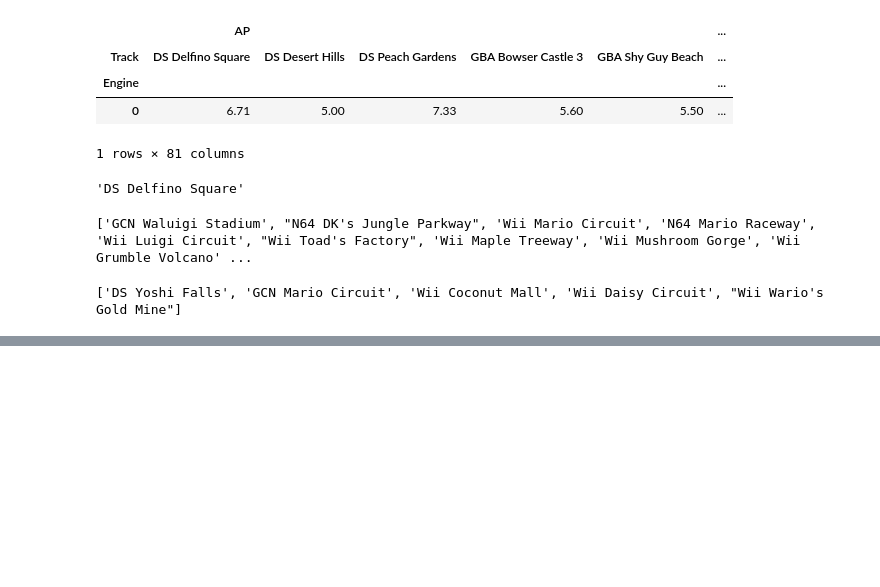
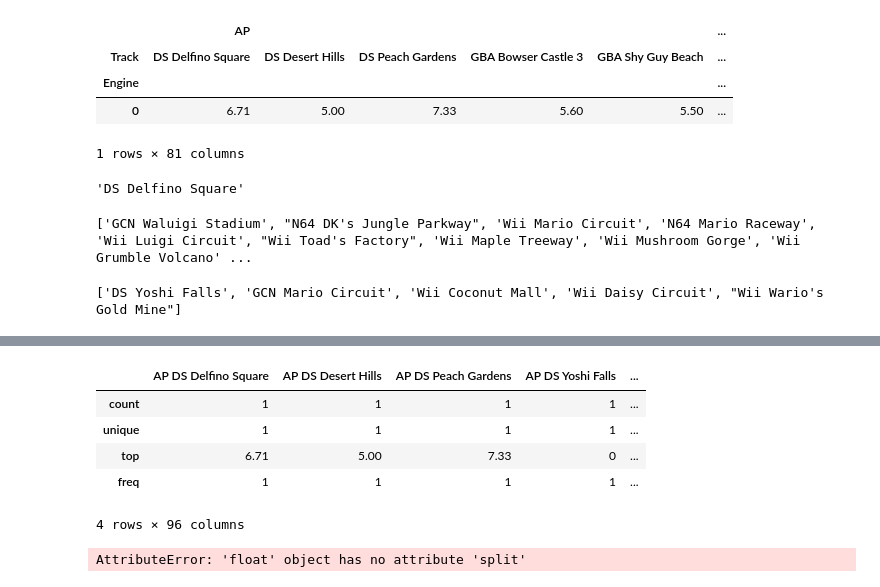
Before and after one commit to fordjackson26/CS5394Project3, a Jupyter notebook: input_parsing.ipynb, the cells around one changed output, grey strips where cells are left out. Cells and saved outputs as stored; diff of their text form; code cells hidden in the pictures; blank space fills up the shorter version.

Commit message:
finished input parsing and starting streamlit app

```diff
--- a/input_parsing.ipynb
+++ b/input_parsing.ipynb
@@ -72,0 +105,5 @@ print(tracks)
+# %%
+def pivotData(df):
+    melted = df.pivot(index = 'Engine', columns='Track')
+    melted.columns = [' '.join(col).strip() for col in melted.columns.values]
+    return melted
@@ -204,0 +308,3 @@ for track in track_diff:
+# %%
+t1 = parseInput(tracks)
+print(t1)
@@ -204,0 +313,3 @@ for track in track_diff:
+# %%
+t2 = formatData(t1, track_names)
+t2.info()
@@ -204,0 +329,3 @@ for track in track_diff:
+# %%
+t3 = pivotData(t2)
+t3.info()
@@ -204,0 +357,14 @@ for track in track_diff:
+# %%
+t3.describe()
+# %% [output]
+|  | AP DS Delfino Square | AP DS Desert Hills | AP DS Peach Gardens | AP DS Yoshi Falls | ... |
+| count | 1 | 1 | 1 | 1 | ... |
+| unique | 1 | 1 | 1 | 1 | ... |
+| top | 6.71 | 5.00 | 7.33 | 0 | ... |
+| freq | 1 | 1 | 1 | 1 | ... |
+4 rows × 96 columns
+# %%
+t4 = typeInput(t3)
+t4.info()
+# %% [output]
+AttributeError: 'float' object has no attribute 'split'
```
Also changed, not shown: parts of 17 cells of this notebook, 2 other files.
